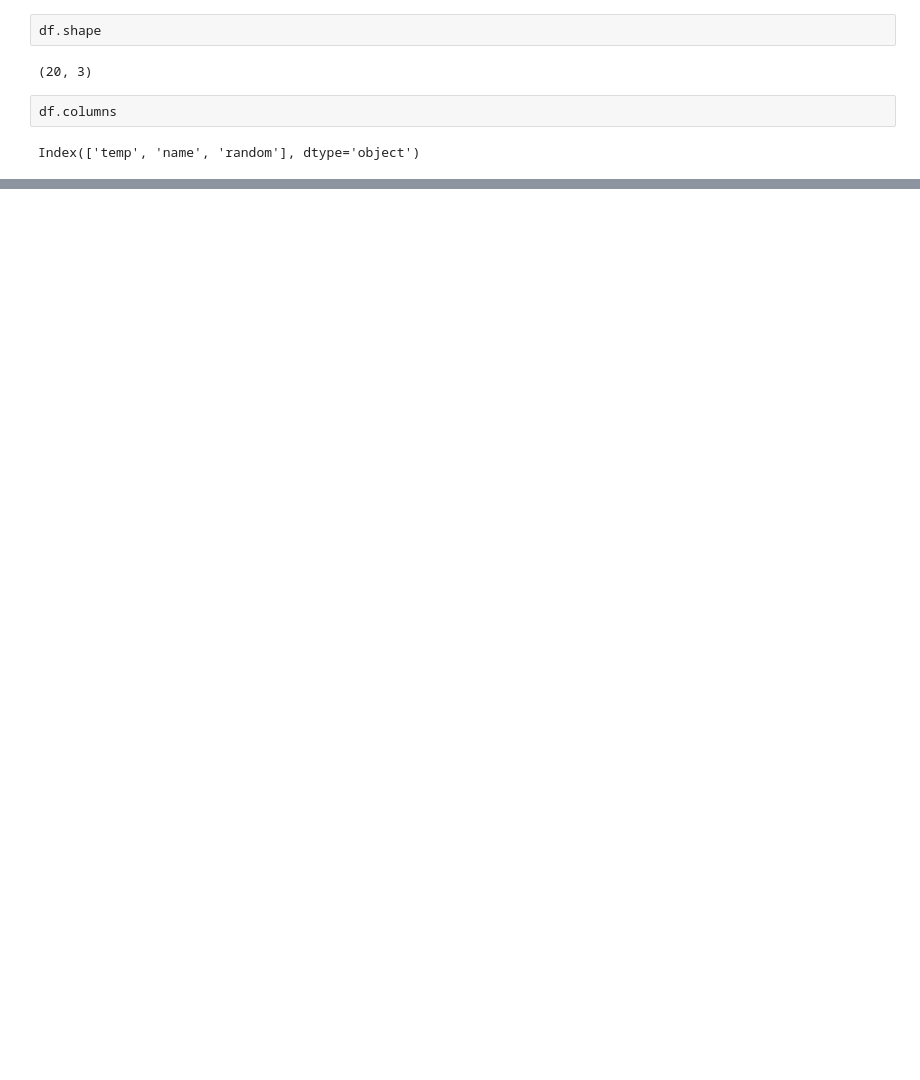
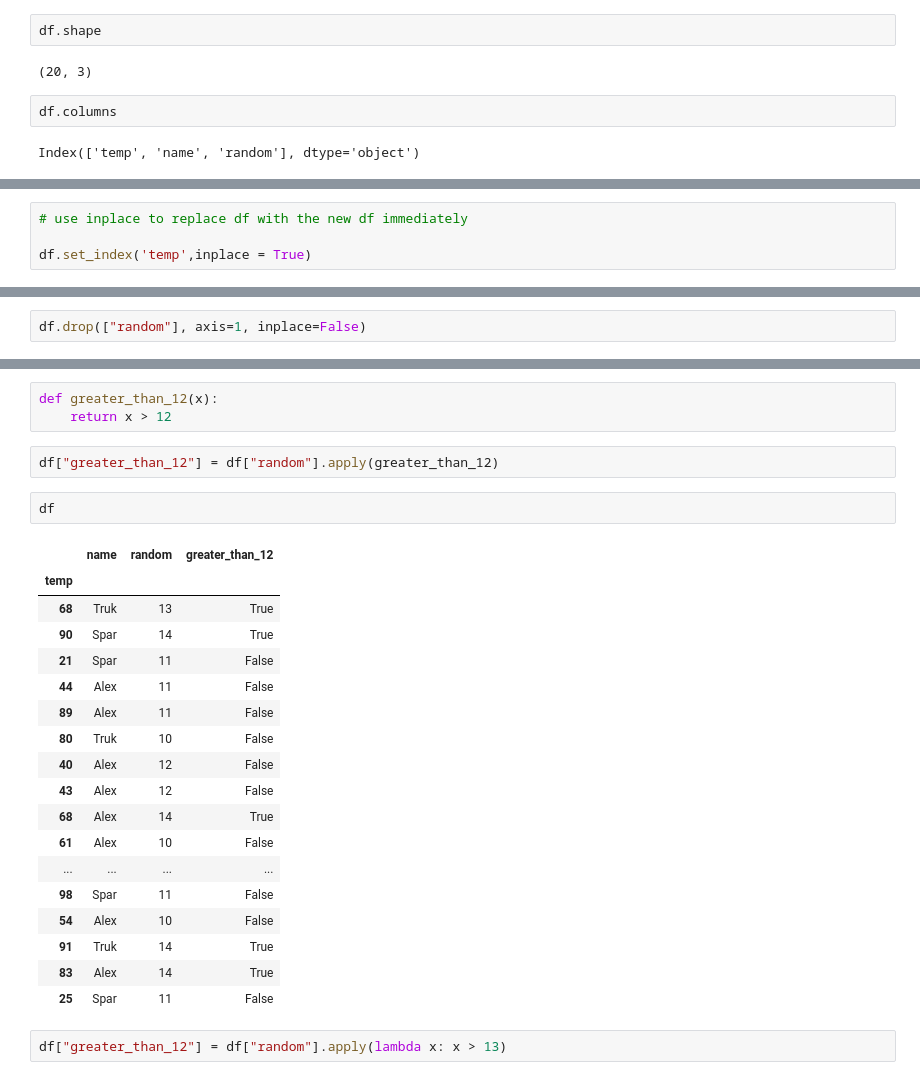
Before and after one commit to HayBeeCoder/ai, a Jupyter notebook: dl-with-real-life-projects-coursera/data-science-core.ipynb, the cells around one changed output, grey strips where cells are left out. Drawn from its saved outputs; the diff is of its cells as text; blank space fills up the shorter version.

```diff
--- a/dl-with-real-life-projects-coursera/data-science-core.ipynb
+++ b/dl-with-real-life-projects-coursera/data-science-core.ipynb
@@ -275,0 +276,4 @@ array([[63, 'Truk', 10],
+# %%
+# use inplace to replace df with the new df immediately
+
+df.set_index('temp',inplace = True)
@@ -275,0 +343,2 @@ array([[63, 'Truk', 10],
+# %%
+df.drop(["random"], axis=1, inplace=False)
@@ -275,0 +671,28 @@ array([[63, 'Truk', 10],
+# %%
+def greater_than_12(x):
+    return x > 12
+# %%
+df["greater_than_12"] = df["random"].apply(greater_than_12)
+# %%
+df
+# %% [output]
+|  | name | random | greater_than_12 |
+| temp |  |  |  |
+| 68 | Truk | 13 | True |
+| 90 | Spar | 14 | True |
+| 21 | Spar | 11 | False |
+| 44 | Alex | 11 | False |
+| 89 | Alex | 11 | False |
+| 80 | Truk | 10 | False |
+| 40 | Alex | 12 | False |
+| 43 | Alex | 12 | False |
+| 68 | Alex | 14 | True |
+| 61 | Alex | 10 | False |
+| ... | ... | ... | ... |
+| 98 | Spar | 11 | False |
+| 54 | Alex | 10 | False |
+| 91 | Truk | 14 | True |
+| 83 | Alex | 14 | True |
+| 25 | Spar | 11 | False |
+# %%
+df["greater_than_12"] = df["random"].apply(lambda x: x > 13)
```
Also changed, not shown: parts of 67 cells of this notebook.
